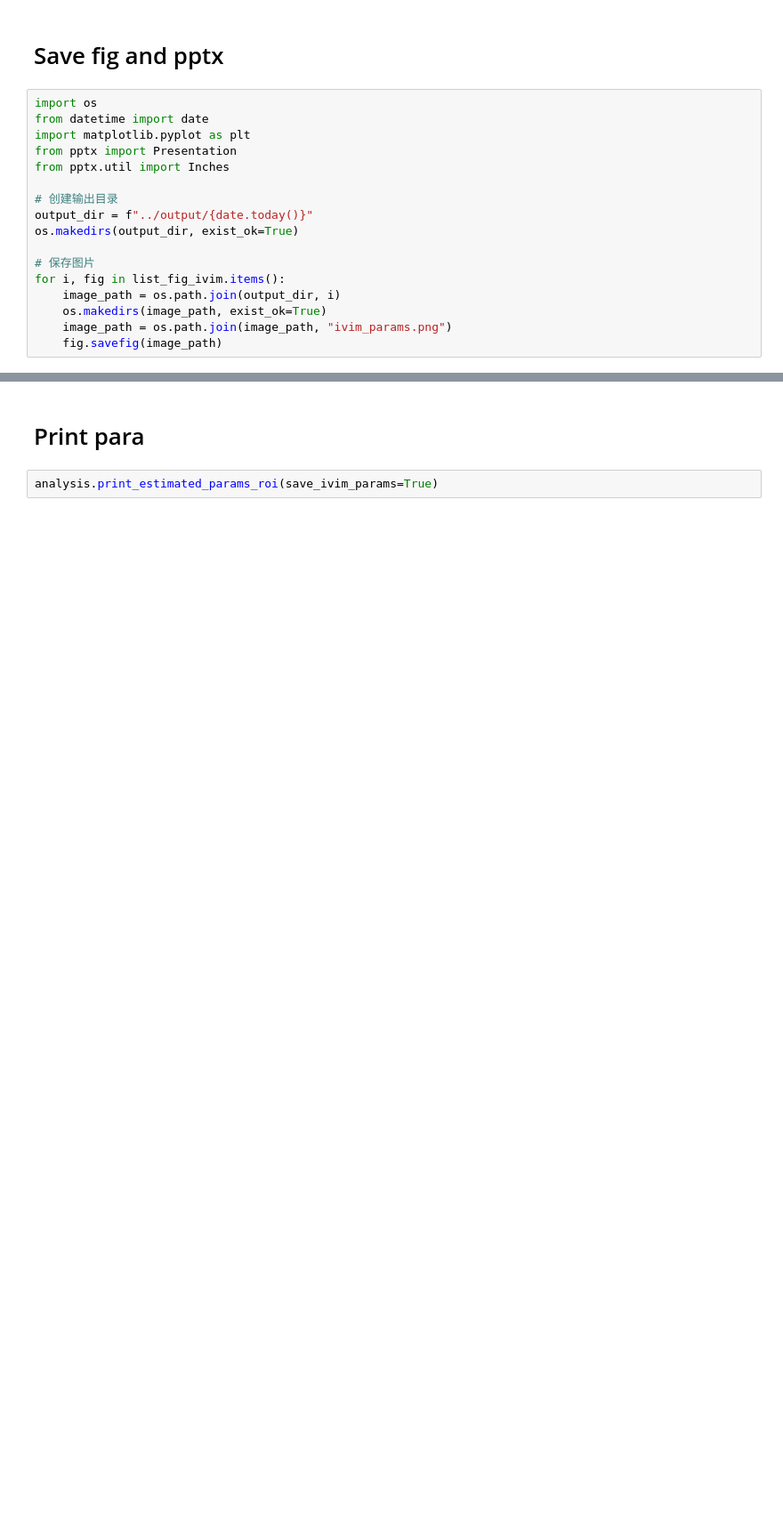
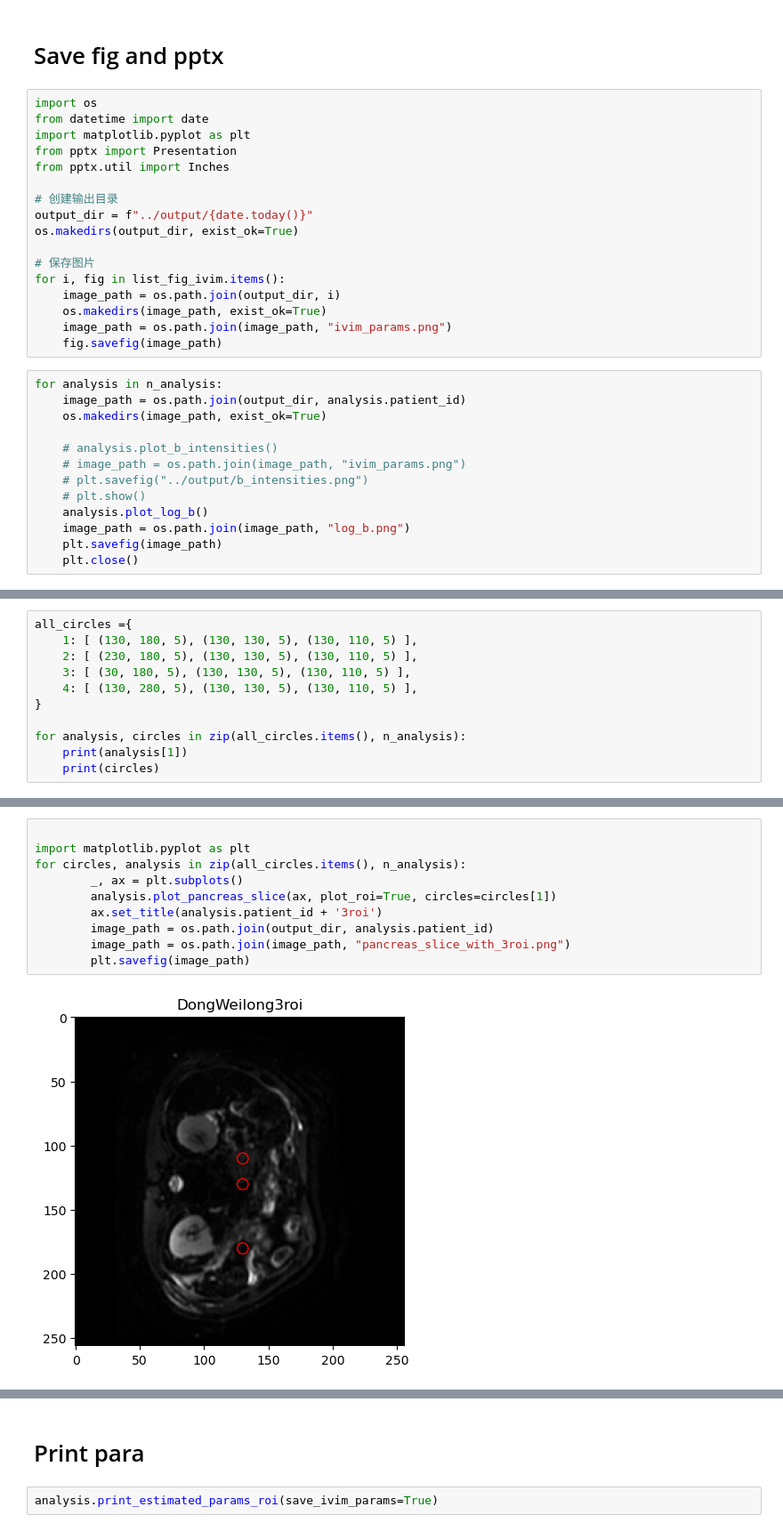
Before and after one commit to young010101/research-TJU-AP-IVIM-SAM, a Jupyter notebook: notebook/return_fig_and_show_in_sub.ipynb, the cells around one changed output, grey strips where cells are left out. Shown at 89% size. Cells and saved outputs as stored; diff of their text form; blank space fills up the shorter version.

```diff
--- a/notebook/return_fig_and_show_in_sub.ipynb
+++ b/notebook/return_fig_and_show_in_sub.ipynb
@@ -101,3 +116,16 @@ for i, fig in list_fig_ivim.items():
     os.makedirs(image_path, exist_ok=True)
     image_path = os.path.join(image_path, "ivim_params.png")
     fig.savefig(image_path)
+# %%
+for analysis in n_analysis:
+    image_path = os.path.join(output_dir, analysis.patient_id)
+    os.makedirs(image_path, exist_ok=True)
+
+    # analysis.plot_b_intensities()
+    # image_path = os.path.join(image_path, "ivim_params.png")
+    # plt.savefig("../output/b_intensities.png")
+    # plt.show()
+    analysis.plot_log_b()
+    image_path = os.path.join(image_path, "log_b.png")
+    plt.savefig(image_path)
+    plt.close()
@@ -103,0 +141,11 @@ for i, fig in list_fig_ivim.items():
+# %%
+all_circles ={
+    1: [ (130, 180, 5), (130, 130, 5), (130, 110, 5) ],
+    2: [ (230, 180, 5), (130, 130, 5), (130, 110, 5) ],
+    3: [ (30, 180, 5), (130, 130, 5), (130, 110, 5) ],
+    4: [ (130, 280, 5), (130, 130, 5), (130, 110, 5) ],
+}
+
+for analysis, circles in zip(all_circles.items(), n_analysis):
+    print(analysis[1])
+    print(circles)
@@ -103,0 +161,12 @@ for i, fig in list_fig_ivim.items():
+# %%
+
+import matplotlib.pyplot as plt
+for circles, analysis in zip(all_circles.items(), n_analysis):
+        _, ax = plt.subplots()
+        analysis.plot_pancreas_slice(ax, plot_roi=True, circles=circles[1])
+        ax.set_title(analysis.patient_id + '3roi')
+        image_path = os.path.join(output_dir, analysis.patient_id)
+        image_path = os.path.join(image_path, "pancreas_slice_with_3roi.png")
+        plt.savefig(image_path)
+# %% [output]
+[figure, added]
```
Also changed, not shown: parts of 8 cells of this notebook, 1 other file.
